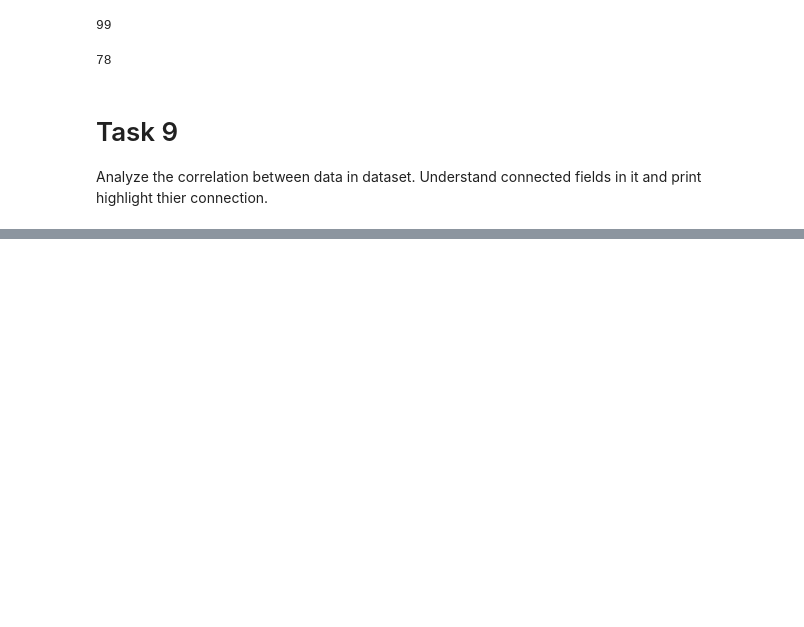
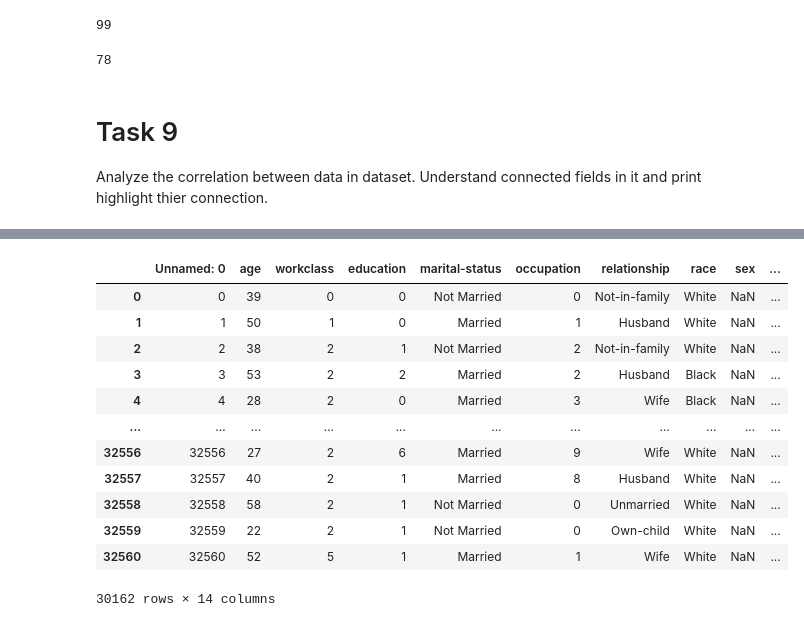
Before and after one commit to mate-academy/py-adult-data-analysis, a Jupyter notebook: app/main.ipynb, the cells around one changed output, grey strips where cells are left out. Saved outputs shown, nothing was run; the diff lists cells and outputs as text; code cells hidden in the pictures; blank space fills up the shorter version.

```diff
--- a/app/main.ipynb
+++ b/app/main.ipynb
@@ -188,3 +173,32 @@ df.sex.replace({
+# %%
+
+def map_and_replace(column):
+    mapper = {value: num for num, value in enumerate(column.unique())}
+    return column.map(mapper)
+
+# Apply mapping and replacement
+df["workclass"] = map_and_replace(df["workclass"])
+df["native-country"] = map_and_replace(df["native-country"])
+df["education"] = map_and_replace(df["education"])
+df["occupation"] = map_and_replace(df["occupation"])
+
+# Map 'Male' to 1 and 'Female' to 0 in the 'sex' column
+df["sex"] = df["sex"].map({"Male": 1, "Female": 0})
+df
+# %% [output]
+|  | Unnamed: 0 | age | workclass | education | marital-status | occupation | relationship | race | sex | ... |
+| 0 | 0 | 39 | 0 | 0 | Not Married | 0 | Not-in-family | White | NaN | ... |
+| 1 | 1 | 50 | 1 | 0 | Married | 1 | Husband | White | NaN | ... |
+| 2 | 2 | 38 | 2 | 1 | Not Married | 2 | Not-in-family | White | NaN | ... |
+| 3 | 3 | 53 | 2 | 2 | Married | 2 | Husband | Black | NaN | ... |
+| 4 | 4 | 28 | 2 | 0 | Married | 3 | Wife | Black | NaN | ... |
+| ... | ... | ... | ... | ... | ... | ... | ... | ... | ... | ... |
+| 32556 | 32556 | 27 | 2 | 6 | Married | 9 | Wife | White | NaN | ... |
+| 32557 | 32557 | 40 | 2 | 1 | Married | 8 | Husband | White | NaN | ... |
+| 32558 | 32558 | 58 | 2 | 1 | Not Married | 0 | Unmarried | White | NaN | ... |
+| 32559 | 32559 | 22 | 2 | 1 | Not Married | 0 | Own-child | White | NaN | ... |
+| 32560 | 32560 | 52 | 5 | 1 | Married | 1 | Wife | White | NaN | ... |
+30162 rows × 14 columns
 # %%
 df_corr = df[["age", "workclass", "education", "occupation", "sex", "native-country", "salary K$"]].corr()
 df_corr
```
Also changed, not shown: parts of 6 cells of this notebook.
